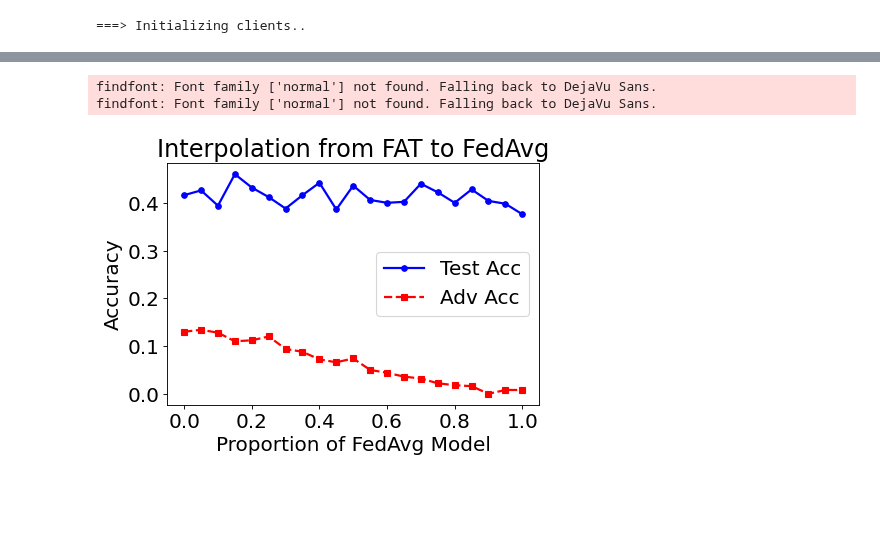
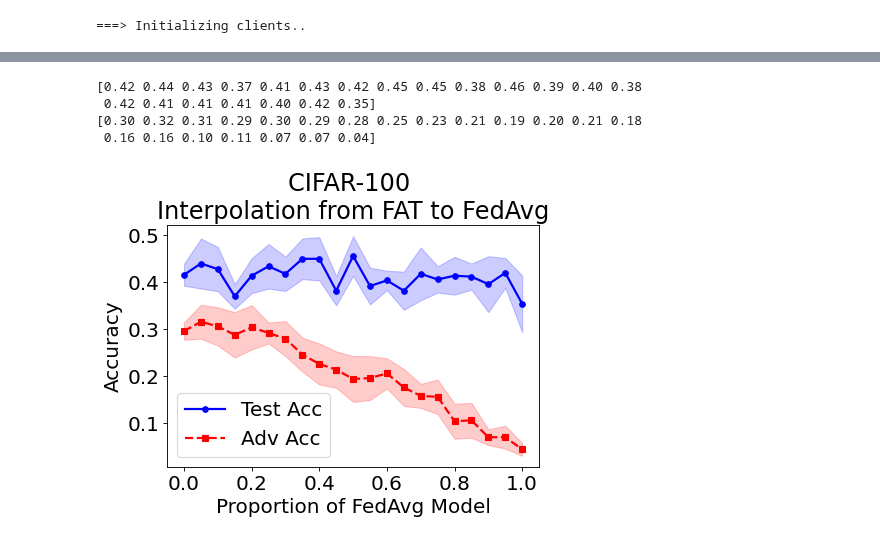
Before and after one commit to tj-kim/fedatk_unl_tj, a Jupyter notebook: notebooks/240223_alpha_line_test_cifar100.ipynb, the cells around one changed output, grey strips where cells are left out. Drawn from its saved outputs; the diff is of its cells as text; code cells hidden in the pictures; blank space fills up the shorter version.

```diff
--- a/notebooks/240223_alpha_line_test_cifar100.ipynb
+++ b/notebooks/240223_alpha_line_test_cifar100.ipynb
@@ -124,47 +133,58 @@ for i in range(adv_miss.shape[0]):
+# %%
+acc_list_true = np.mean(acc_store_agg, axis = 0)
+adv_list_true = np.mean(adv_store_agg, axis = 0)
+
+acc_list_std = np.std(acc_store_agg, axis = 0)
+adv_list_std = np.std(adv_store_agg, axis = 0)
+
+print(acc_list_true)
+print(adv_list_true)
+# %% [output]
+[0.42 0.44 0.43 0.37 0.41 0.43 0.42 0.45 0.45 0.38 0.46 0.39 0.40 0.38
+ 0.42 0.41 0.41 0.41 0.40 0.42 0.35]
+[0.30 0.32 0.31 0.29 0.30 0.29 0.28 0.25 0.23 0.21 0.19 0.20 0.21 0.18
+ 0.16 0.16 0.10 0.11 0.07 0.07 0.04]
 # %%
+import numpy as np
 import matplotlib
 from matplotlib import pyplot as plt
 
+# Sample data
 x = alpha_list
-y1 = acc_list
-y2 = adv_list
+y1 = acc_list_true
+y2 = adv_list_true
 
-font = {'family' : 'normal',
-        'weight' : 'normal',
-        'size'   : 18}
+# Compute standard deviation
+std1 = acc_list_std  # Replace with actual standard deviation values
+std2 = adv_list_std  # Replace with actual standard deviation values
+
+font = {'family': 'normal',
+        'weight': 'normal',
+        'size': 18}
 
 plt.rc('font', **font)
-plt.figure(dpi=80, figsize=(6,4))
+plt.figure(dpi=80, figsize=(6, 4))
 
-# Create a figure and axis
-# fig, ax = plt.subplots()
+# Plot the first line (y1) with shaded region for standard deviation
+plt.plot(x, y1, label='Test Acc', color='b', linewidth=2, linestyle='-', marker='o', markersize=5)
+plt.fill_between(x, y1 - std1, y1 + std1, color='b', alpha=0.2)
 
-# Plot the first line (y1)
-plt.plot(x, y1, label='Test Acc', color='b', linewidth=2, linestyle='-', marker='o', markersize=5)
-
-# Plot the second line (y2)
+# Plot the second line (y2) with shaded region for standard deviation
 plt.plot(x, y2, label='Adv Acc', color='r', linewidth=2, linestyle='--', marker='s', markersize=5)
+plt.fill_between(x, y2 - std2, y2 + std2, color='r', alpha=0.2)
 
 # Set plot title and labels
-plt.title('Interpolation from FAT to FedAvg')
+plt.title('CIFAR-100 \nInterpolation from FAT to FedAvg')
 plt.xlabel('Proportion of FedAvg Model')
 plt.ylabel('Accuracy')
 
 # Add a legend
 plt.legend()
 
-# Customize the grid
-# ax.grid(True, linestyle='--', alpha=0.7)
-
-# Customize the plot style
-# plt.style.use('seaborn-darkgrid')
-
 # Show the plot
 plt.show()
 # %% [output]
-findfont: Font family ['normal'] not found. Falling back to DejaVu Sans.
-findfont: Font family ['normal'] not found. Falling back to DejaVu Sans.
-[figure, old version]
+[figure, new version]
 # %%
 adv_list
 # %% [output]
```
Also changed, not shown: parts of 4 cells of this notebook, 1 other file.
